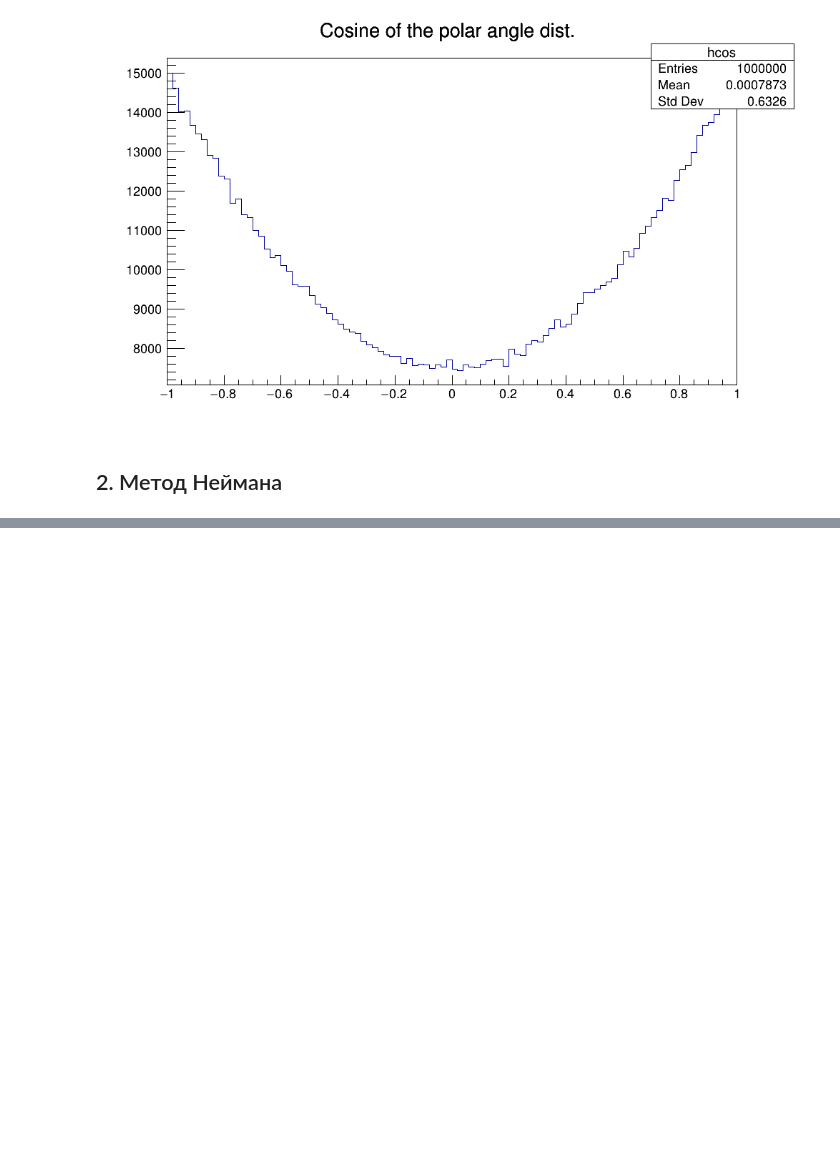
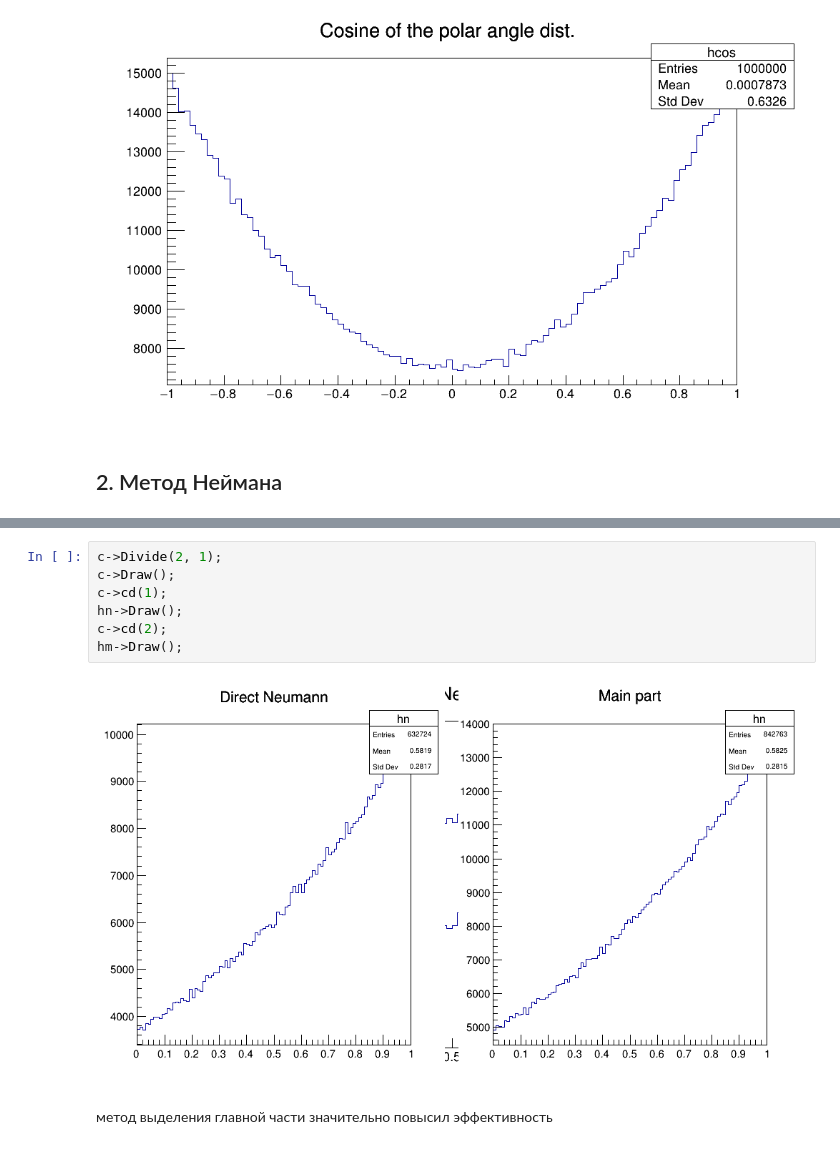
Before and after one commit to nikita-p/notebooks, a Jupyter notebook: lecture/Lecture.ipynb, the cells around one changed output, grey strips where cells are left out. Cells and saved outputs as stored; diff of their text form; blank space fills up the shorter version.

```diff
--- a/lecture/Lecture.ipynb
+++ b/lecture/Lecture.ipynb
@@ -163,0 +217,11 @@ hcos->Draw();
+# %%
+c->Divide(2, 1);
+c->Draw();
+c->cd(1);
+hn->Draw();
+c->cd(2);
+hm->Draw();
+# %% [output]
+[figure, added]
+# %% [markdown]
+метод выделения главной части значительно повысил эффективность
```
Also changed, not shown: parts of 12 cells of this notebook.
